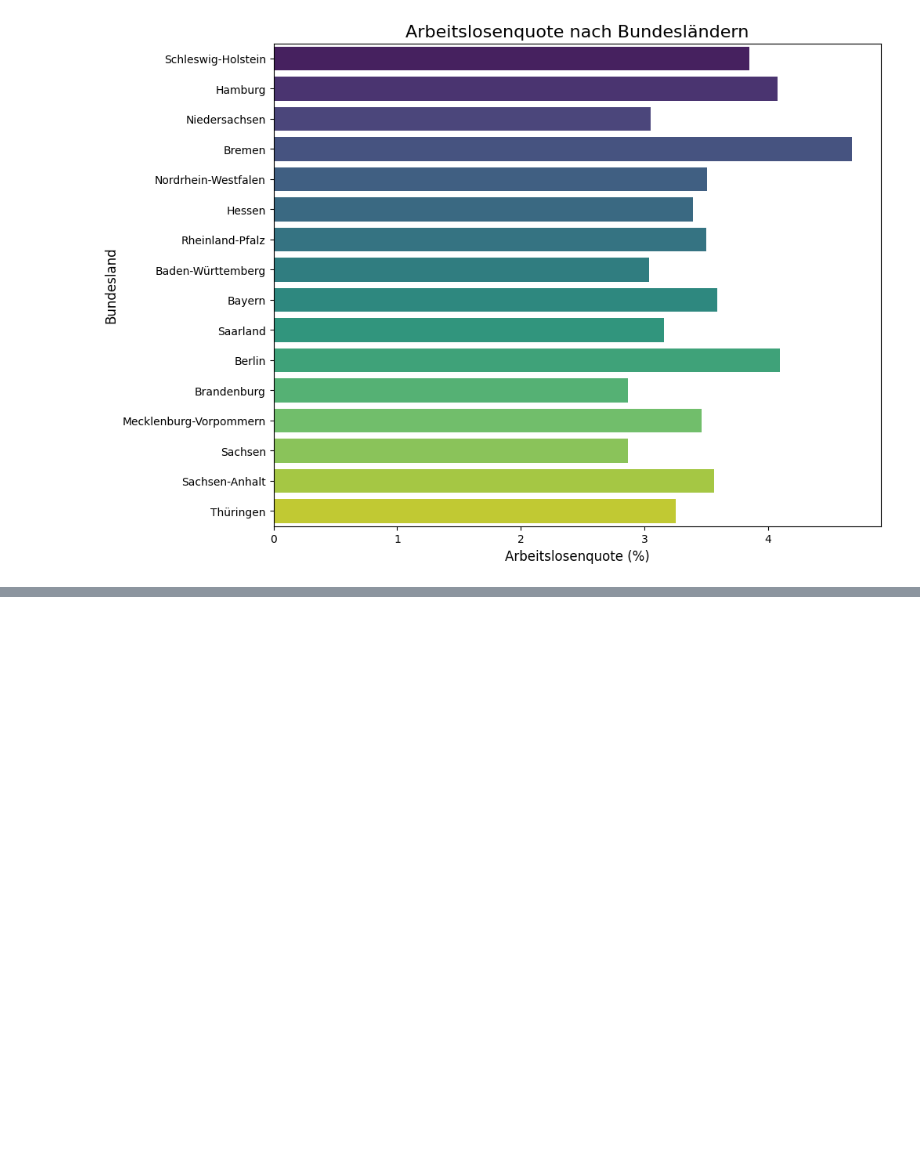
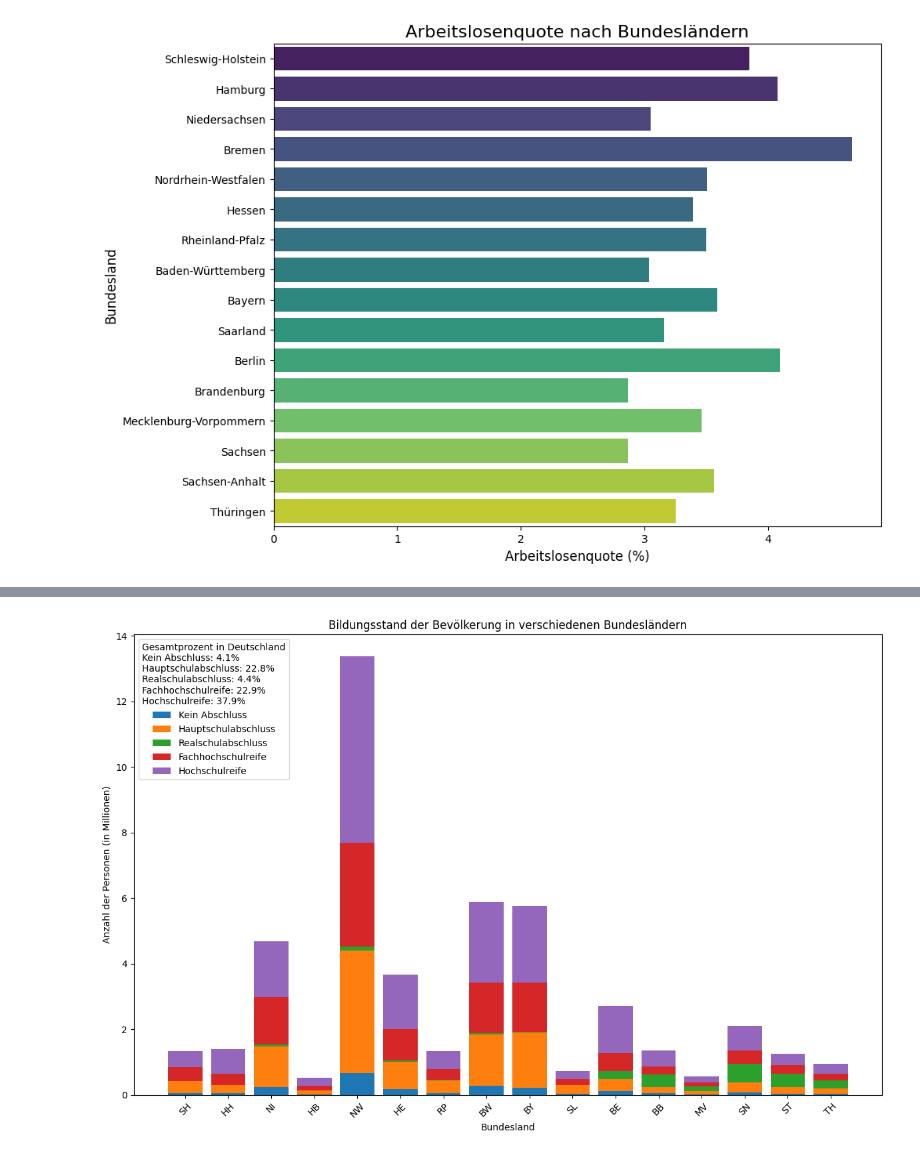
Before and after one commit to Reimser/sp3_1_studienarbeit, a Jupyter notebook: notebooks/visu-all.ipynb, the cells around one changed output, grey strips where cells are left out. Drawn from its saved outputs; the diff is of its cells as text; code cells hidden in the pictures; blank space fills up the shorter version.

```diff
--- a/notebooks/visu-all.ipynb
+++ b/notebooks/visu-all.ipynb
@@ -167,0 +266,73 @@ MergeError: Passing 'suffixes' which cause duplicate columns {'schulabs_stp__3_x
+# %%
+
+# Mapping von Landesschlüssel zu Bundesland-Kürzel
+land_kuerzel = {
+    '01': 'SH',  # Schleswig-Holstein
+    '02': 'HH',  # Hamburg
+    '03': 'NI',  # Niedersachsen
+    '04': 'HB',  # Bremen
+    '05': 'NW',  # Nordrhein-Westfalen
+    '06': 'HE',  # Hessen
+    '07': 'RP',  # Rheinland-Pfalz
+    '08': 'BW',  # Baden-Württemberg
+    '09': 'BY',  # Bayern
+    '10': 'SL',  # Saarland
+    '11': 'BE',  # Berlin
+    '12': 'BB',  # Brandenburg
+    '13': 'MV',  # Mecklenburg-Vorpommern
+    '14': 'SN',  # Sachsen
+    '15': 'ST',  # Sachsen-Anhalt
+    '16': 'TH'   # Thüringen
+}
+
+# Aggregieren der Daten nach Bundesländern
+bundeslaender_df = schule_df.dropna(subset=['name']).groupby('landesschluessel').sum()
+
+# Berechnung der Gesamtprozente für Deutschland
+gesamt_bevoelkerung = bundeslaender_df['schulabs_stp'].sum()
+gesamt_prozent = {
+    'Kein Abschluss': (bundeslaender_df['schulabs_stp__1'].sum() / gesamt_bevoelkerung) * 100,
+    'Hauptschulabschluss': (bundeslaender_df['schulabs_stp__21'].sum() / gesamt_bevoelkerung) * 100,
+    'Realschulabschluss': (bundeslaender_df['schulabs_stp__22'].sum() / gesamt_bevoelkerung) * 100,
+    'Fachhochschulreife': (bundeslaender_df['schulabs_stp__23'].sum() / gesamt_bevoelkerung) * 100,
+    'Hochschulreife': (bundeslaender_df['schulabs_stp__24'].sum() / gesamt_bevoelkerung) * 100
+}
+
+# Daten für das gestapelte Balkendiagramm vorbereiten
+bundeslaender = bundeslaender_df.index.map(land_kuerzel.get)  # Mapping der Landesschlüssel auf Kürzel
+gesamt = bundeslaender_df['schulabs_stp'] / 1_000_000  # Umrechnung in Millionen
+kein_abschluss = bundeslaender_df['schulabs_stp__1'] / 1_000_000
+hauptschulabschluss = bundeslaender_df['schulabs_stp__21'] / 1_000_000
+realschulabschluss = bundeslaender_df['schulabs_stp__22'] / 1_000_000
+fachhochschulreife = bundeslaender_df['schulabs_stp__23'] / 1_000_000
+hochschulreife = bundeslaender_df['schulabs_stp__24'] / 1_000_000
+
+# Erstellen des gestapelten Balkendiagramms
+plt.figure(figsize=(12, 8))
+
+plt.bar(bundeslaender, kein_abschluss, label='Kein Abschluss')
+plt.bar(bundeslaender, hauptschulabschluss, bottom=kein_abschluss, label='Hauptschulabschluss')
+plt.bar(bundeslaender, realschulabschluss, bottom=kein_abschluss + hauptschulabschluss, label='Realschulabschluss')
+plt.bar(bundeslaender, fachhochschulreife, bottom=kein_abschluss + hauptschulabschluss + realschulabschluss, label='Fachhochschulreife')
+plt.bar(bundeslaender, hochschulreife, bottom=kein_abschluss + hauptschulabschluss + realschulabschluss + fachhochschulreife, label='Hochschulreife')
+
+# Diagrammeinstellungen
+plt.xlabel('Bundesland')
+plt.ylabel('Anzahl der Personen (in Millionen)')
+plt.title('Bildungsstand der Bevölkerung in verschiedenen Bundesländern')
+
+# Legende oben links platzieren und Gesamtprozente hinzufügen
+plt.legend(title=f"Gesamtprozent in Deutschland\n"
+                 f"Kein Abschluss: {gesamt_prozent['Kein Abschluss']:.1f}%\n"
+                 f"Hauptschulabschluss: {gesamt_prozent['Hauptschulabschluss']:.1f}%\n"
+                 f"Realschulabschluss: {gesamt_prozent['Realschulabschluss']:.1f}%\n"
+                 f"Fachhochschulreife: {gesamt_prozent['Fachhochschulreife']:.1f}%\n"
+                 f"Hochschulreife: {gesamt_prozent['Hochschulreife']:.1f}%",
+           loc='upper left')
+
+plt.xticks(rotation=45)
+plt.tight_layout()
+
+# Diagramm anzeigen
+# %% [output]
+[figure, added]
```
Also changed, not shown: parts of 12 cells of this notebook, 4 other files.
